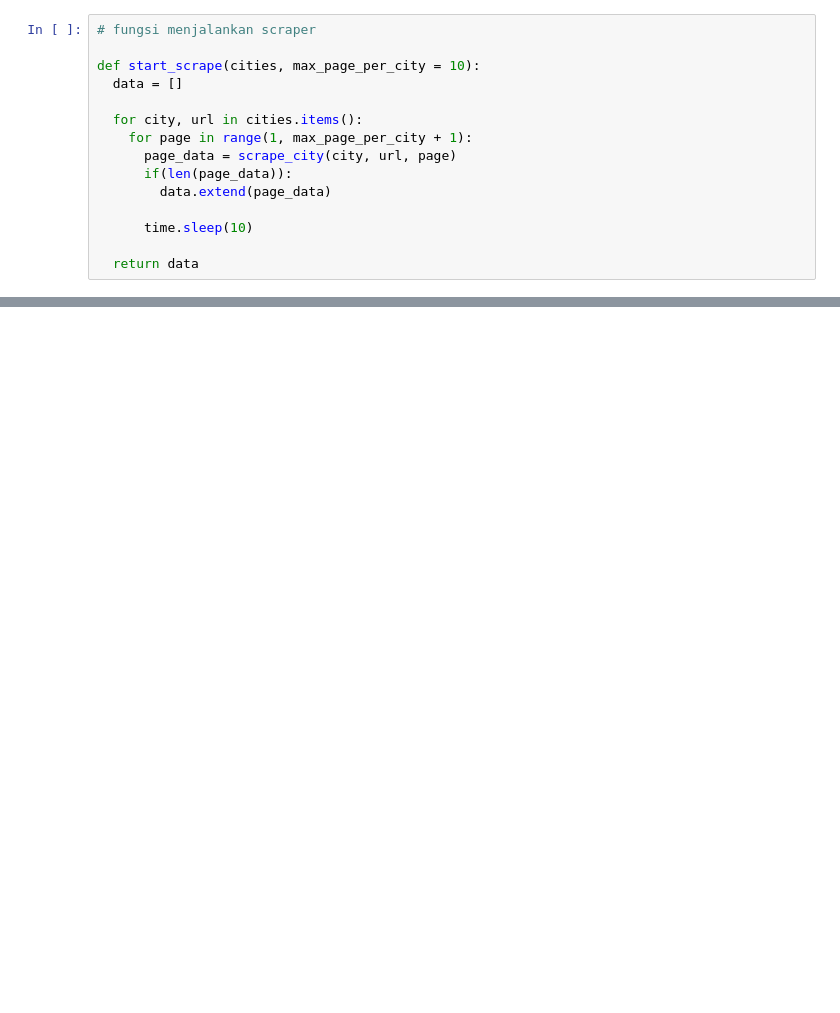
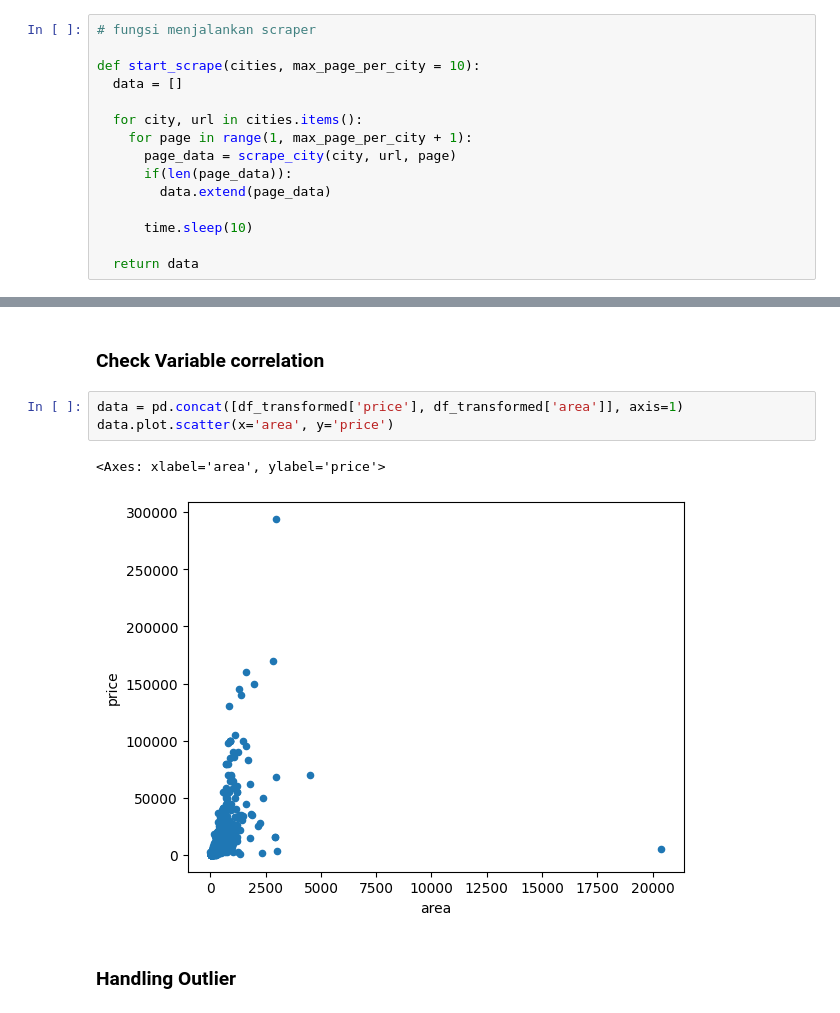
Before and after one commit to mfachrulrazy/end-to-end-ml-project, a Jupyter notebook: 01_dataprep.ipynb, the cells around one changed output, grey strips where cells are left out. Cells and saved outputs as stored; diff of their text form; blank space fills up the shorter version.

Commit message:
Added data cleaning & preparation stage

```diff
--- a/01_dataprep.ipynb
+++ b/01_dataprep.ipynb
@@ -143,0 +519,10 @@ df.to_csv("harga_rumah_id_timur.csv", index=False)
+# %% [markdown]
+### Check Variable correlation
+# %%
+data = pd.concat([df_transformed['price'], df_transformed['area']], axis=1)
+data.plot.scatter(x='area', y='price')
+# %% [output]
+<Axes: xlabel='area', ylabel='price'>
+[figure, added]
+# %% [markdown]
+### Handling Outlier
```
Also changed, not shown: parts of 48 cells of this notebook, 1 other file.
